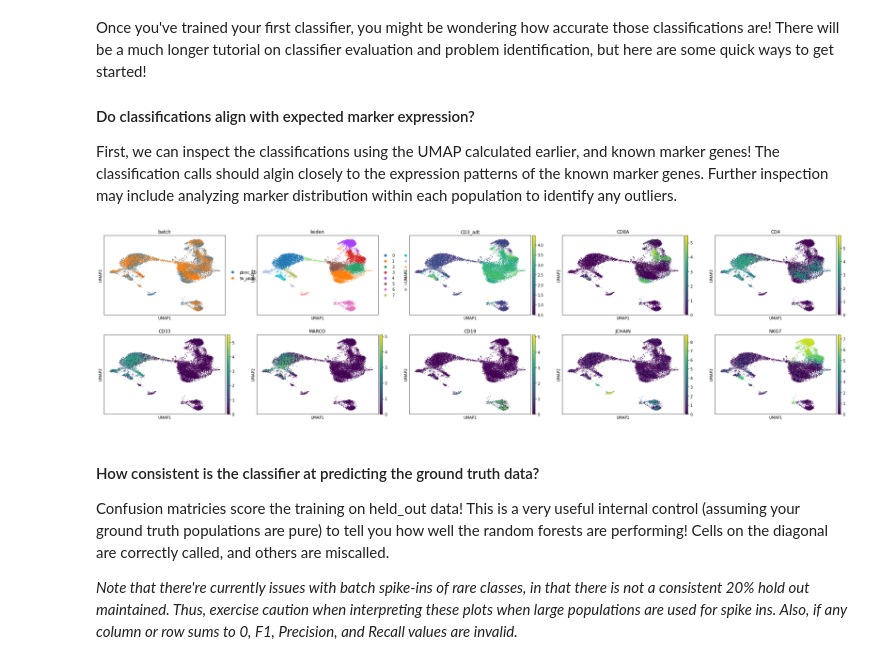
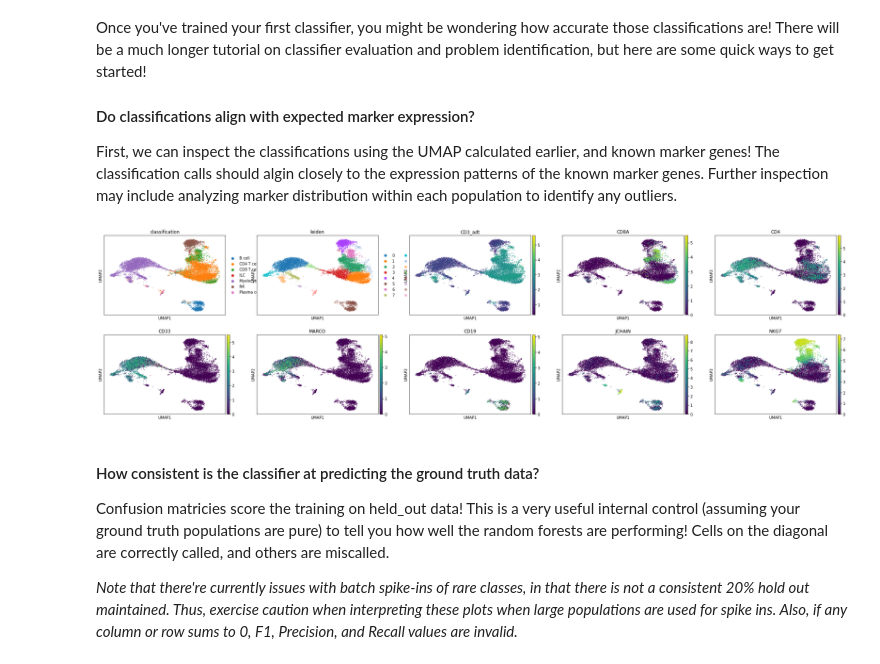
Before and after one commit to donnafarberlab/MMoCHi, a Jupyter notebook: docs/Classifier_Demo.ipynb, the cells around one changed output. Saved outputs shown, nothing was run; the diff lists cells and outputs as text; code cells hidden in the pictures.

```diff
--- a/docs/Classifier_Demo.ipynb
+++ b/docs/Classifier_Demo.ipynb
@@ -25,7 +25,7 @@ Often, multiple samples, batches, or datasets may need to be annotated by a unif
 files = ['pbmc_10k_protein_v3.h5','5k_pbmc_protein_v3.h5','pbmc_1k_protein_v3.h5']
 cellranger_versions = ['3.0.0','3.0.2','3.0.0']
 base_url =  f"http://cf.10xgenomics.com/samples/cell-exp/"
-urls = [base_url + f"{v}/{i}/{i}_filtered_feature_bc_matrix.h5" for i,v in zip(files,cellranger_versions)]
+urls = [base_url + f"{v}/{i[:-3]}/{i[:-3]}_filtered_feature_bc_matrix.h5" for i,v in zip(files,cellranger_versions)]
 adatas = mmc.utils.preprocess_adatas(files.copy(),backup_urls = urls,log_CP_ADT=10,log_CP_GEX=100000)
 held_out_batch, held_out_file = adatas.pop(2),files.pop(2)
 adata = anndata.concat(adatas,merge='first',keys=files,label='batch',index_unique='_')
@@ -59,7 +59,7 @@ Because of variation in antibody staining conditions, CITE-Seq data requires car
 # %% [markdown]
 ADTnorm takes in raw protein counts and handles both the arcsine transformation, and landmark registration to align the positive and negative peaks. To make this landmark registration reproducible for future data, here we fix the peak alignment for all markers to 1 (for negative peaks) or 3 (for positive peaks).
 # %%
-adata = adtnormpy.adt_norm(adata,sample_column='batch',batch_column='batch',ADT_location='protein_counts',save_outpath=None,save_intermediate=False,
+adata = adtnormpy.adt_norm(adata,sample_column='batch',batch_column='batch',ADT_location='protein_counts',save_outpath=None,save_intermediate=False,verbose=False,
                         input_raw_counts=True,exclude_zeroes=True,target_landmark=(1,3))
 # %% [output]
 [1] "Will align negative peak to 1 and right-most positive peak to 3"
@@ -135,6 +135,6 @@ Loaded thresholds.
 # %% [markdown]
 Thresholding can be performed on any transformation of the ADTs that produces clear positive and negative populations. Although MMoCHi will attempt to predict thresholds from a gaussian mixed model, these predictions are far from perfect. Thresholds must be carefully defined for each marker used in the hierarchy for each sample. Using the "fancy" keyword in any mode name activates iPython widgets!
 # %%
-h.run_all_thresholds(adata,data_key='ADTnorm',batch_key='batch',plot_all=False,mode='fancy rerun all')
+h.run_all_thresholds(adata,data_key='ADTnorm',batch_key='batch',plot_all=False,mode='fancy fill in')
 # %% [output]
 Running with batch batch
@@ -255,9 +246,9 @@ Once you've trained your first classifier, you might be wondering how accurate t
 First, we can inspect the classifications using the UMAP calculated earlier, and known marker genes! The classification calls should algin closely to the expression patterns of the known marker genes. Further inspection may include analyzing marker distribution within each population to identify any outliers.
 # %%
 adata.obs[['CD3_adt','CD4_adt','CD8_adt','CD14_adt']] = adata.obsm['ADTnorm'][['CD3','CD4','CD8a','CD14']]
-sc.pl.umap(adata,color=['batch','leiden','CD3_adt','CD8A','CD4','CD33','MARCO','CD19','JCHAIN','NKG7'],ncols=5)
+sc.pl.umap(adata,color=['classification','leiden','CD3_adt','CD8A','CD4','CD33','MARCO','CD19','JCHAIN','NKG7'],ncols=5)
 # %% [output]
-[figure, old version]
+[figure, new version]
 # %% [markdown]
 #### How consistent is the classifier at predicting the ground truth data?
 Confusion matricies score the training on held_out data! This is a very useful internal control (assuming your ground truth populations are pure) to tell you how well the random forests are performing! Cells on the diagonal are correctly called, and others are miscalled.
```
Also changed, not shown: parts of 11 cells of this notebook, 15 other files.
